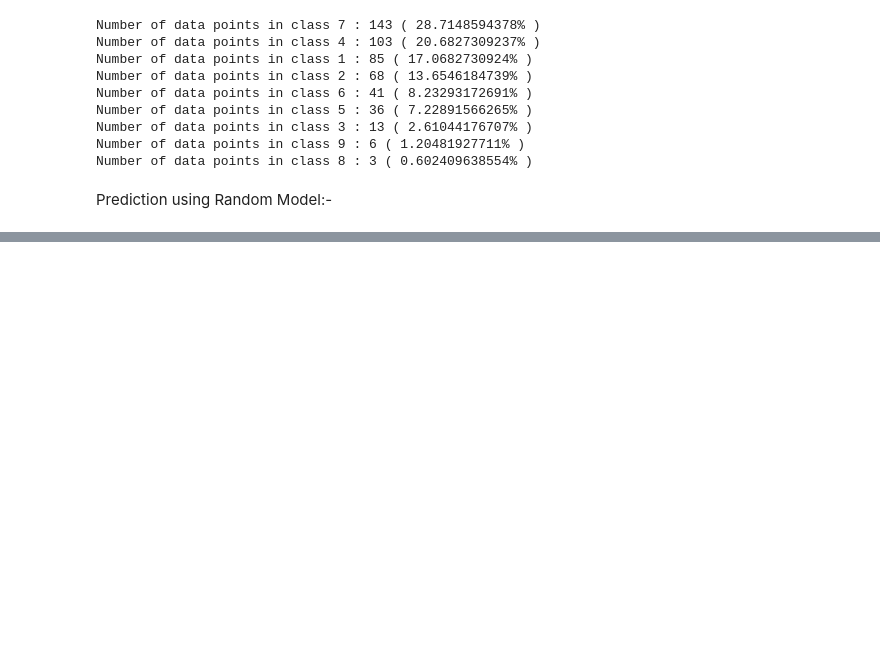
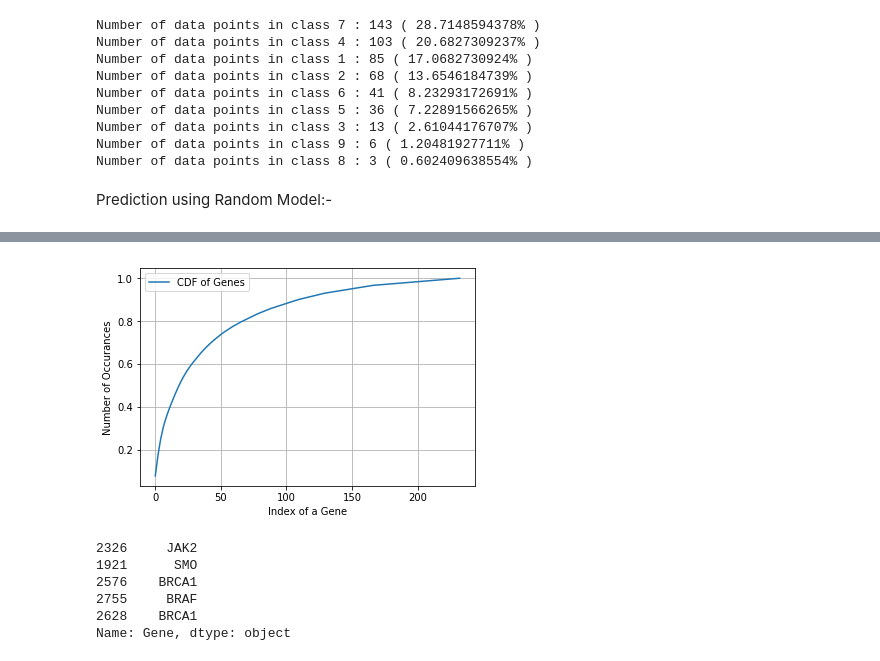
Before and after one commit to mehrayogesh208/Personalized-Cancer-Diagnosis, a Jupyter notebook: Personalized Cancer Diagnosis.ipynb, the cells around one changed output, grey strips where cells are left out. Saved outputs shown, nothing was run; the diff lists cells and outputs as text; code cells hidden in the pictures; blank space fills up the shorter version.

```diff
--- a/Personalized Cancer Diagnosis.ipynb
+++ b/Personalized Cancer Diagnosis.ipynb
@@ -250,0 +300,10 @@ conf_matrix(Test_Y,predicted_y+1)
+# %%
+x = np.cumsum(h)
+plt.plot(x, label="CDF of Genes")
+plt.xlabel('Index of a Gene')
+plt.ylabel('Number of Occurances')
+plt.legend()
+plt.grid()
+plt.show()
+# %% [output]
+[figure, added]
@@ -250,0 +322,9 @@ conf_matrix(Test_Y,predicted_y+1)
+# %%
+D_Train['Gene'].head()
+# %% [output]
+2326     JAK2
+1921      SMO
+2576    BRCA1
+2755     BRAF
+2628    BRCA1
+Name: Gene, dtype: object
```
Also changed, not shown: parts of 15 cells of this notebook.
